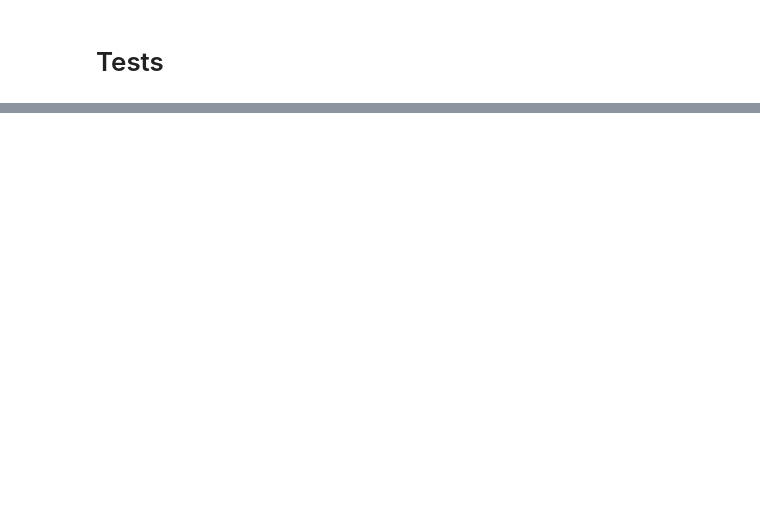
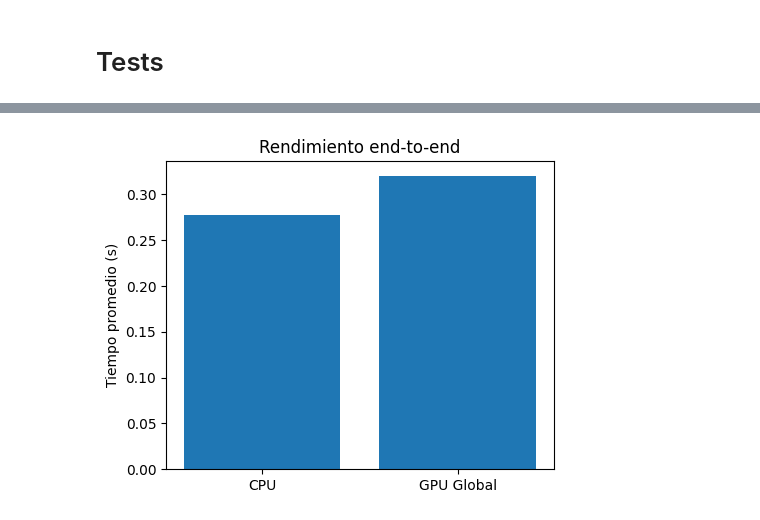
Before and after one commit to DanielRasho/Paralela-proj3, a Jupyter notebook: testing.ipynb, the cells around one changed output, grey strips where cells are left out. Saved outputs shown, nothing was run; the diff lists cells and outputs as text; code cells hidden in the pictures; blank space fills up the shorter version.

```diff
--- a/testing.ipynb
+++ b/testing.ipynb
@@ -73,0 +172,31 @@ print(f"Error cuadrático medio entre CPU y GPU: {mse:.4f}")
+# %%
+import time, subprocess, statistics
+from pathlib import Path
+import pandas as pd
+from math import isnan
+
+ROOT = Path("Paralela-proj3-main")
+SRC  = ROOT / "src"
+IMG  = ROOT / "media" / "runway.pgm"
+OUTC = ROOT / "media" / "cpu_bench.png"
+OUTG = ROOT / "media" / "gpu_bench.png"
+
+CPU_BIN = SRC / "cpu_exec"
+GPU_BIN = SRC / "gpu_exec"
+
+def run_timed(cmd):
+    """Ejecuta un comando y devuelve el tiempo (segundos, float). Lanza excepción si falla."""
+    t0 = time.perf_counter()
+    subprocess.run(cmd, check=True)
+    t1 = time.perf_counter()
+    return t1 - t0
+
+# Warm-up (no medimos, solo para inicializar)
+print("Warm-up CPU...")
+subprocess.run([str(CPU_BIN), str(IMG), str(OUTC)], check=True)
+
+print("Warm-up GPU...")
+try:
+    subprocess.run([str(GPU_BIN), str(IMG), str(OUTG)], check=True)
+except Exception as e:
+    print("Warm-up GPU falló. ¿GPU activa? Detalle:", e)
@@ -73,0 +276,14 @@ print(f"Error cuadrático medio entre CPU y GPU: {mse:.4f}")
+# %%
+import matplotlib.pyplot as plt
+
+labels = ["CPU", "GPU Global"]
+means  = [df.loc[df["Backend"]=="CPU (end-to-end)", "mean"].values[0],
+          df.loc[df["Backend"]=="GPU Global (end-to-end)", "mean"].values[0]]
+
+plt.figure(figsize=(5,4))
+plt.bar(labels, means)
+plt.ylabel("Tiempo promedio (s)")
+plt.title("Rendimiento end-to-end")
+plt.show()
+# %% [output]
+[figure, added]
```
Also changed, not shown: parts of 15 cells of this notebook.
